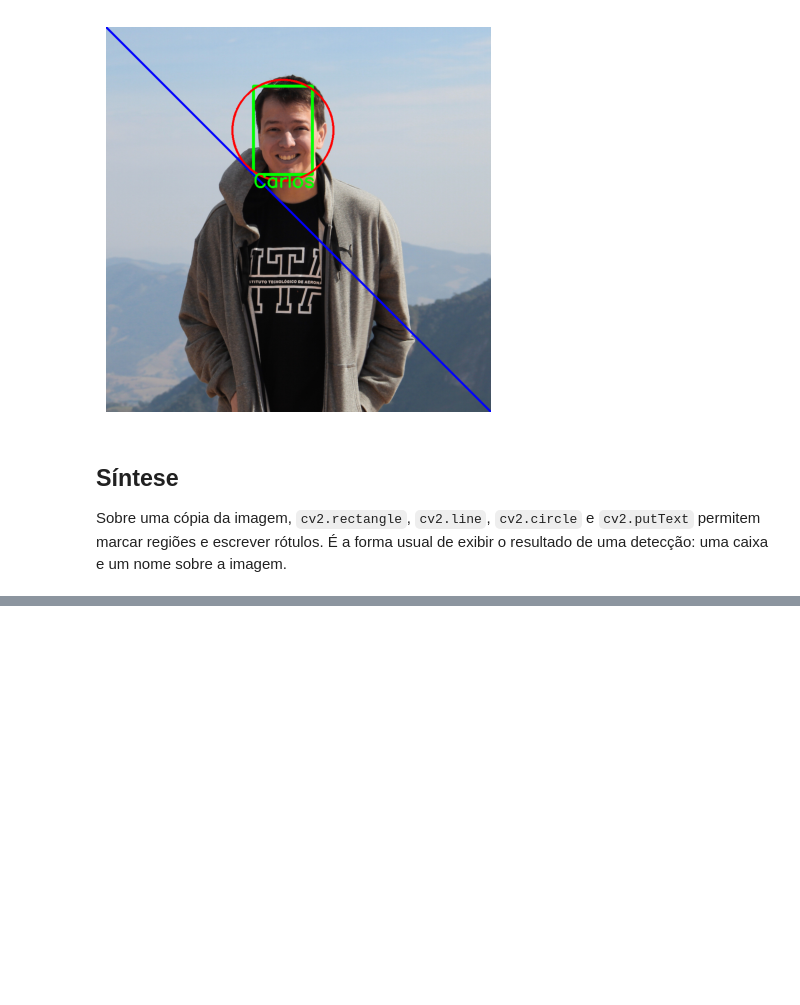
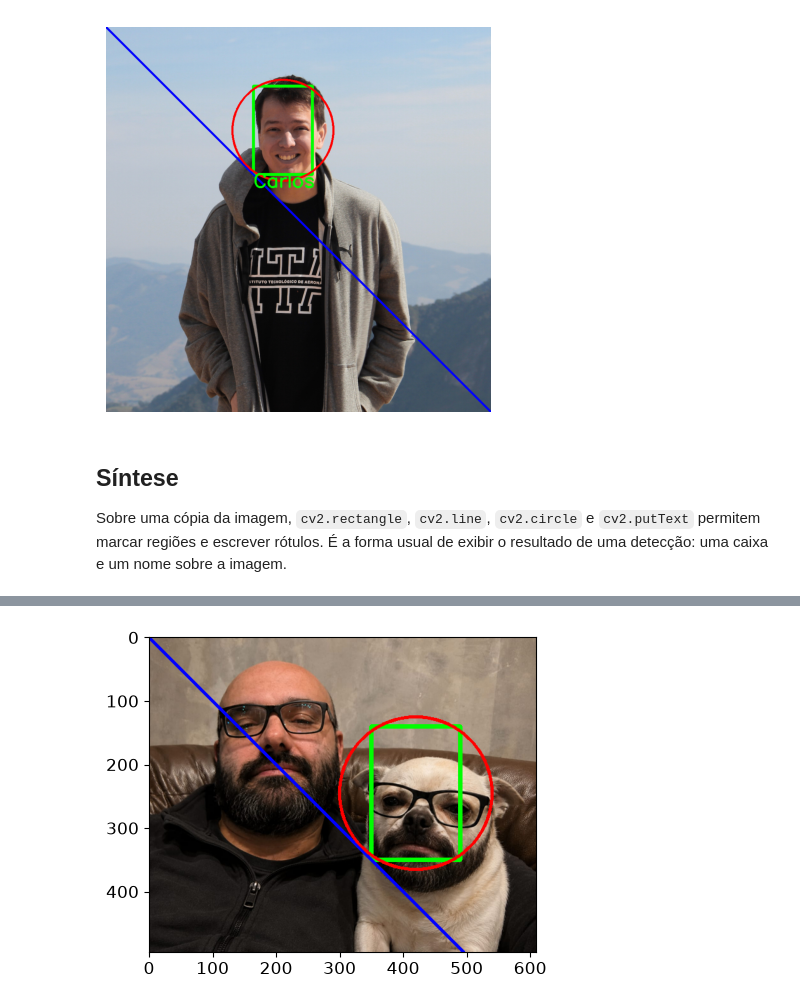
Before and after one commit to rodrigoms2004/VIS101-fundamentos-visao-computacional-sigmoidal, a Jupyter notebook: notebooks/aula_04_08.07.2026/vis101_t2_anotacoes_em_imagem.ipynb, the cells around one changed output, grey strips where cells are left out. Cells and saved outputs as stored; diff of their text form; code cells hidden in the pictures; blank space fills up the shorter version.

```diff
--- a/notebooks/aula_04_08.07.2026/vis101_t2_anotacoes_em_imagem.ipynb
+++ b/notebooks/aula_04_08.07.2026/vis101_t2_anotacoes_em_imagem.ipynb
@@ -83,0 +103,9 @@ detecção: uma caixa e um nome sobre a imagem.
+# %%
+cv2.line(img_anotada, (0, 0), (915, 915), (255, 0, 0), 3)
+cv2.circle(img_anotada, (420, 245), 120, (0, 0, 255), 3)
+
+plt.imshow(img_anotada[:, :, ::-1])
+
+plt.show()
+# %% [output]
+[figure, added]
```
Also changed, not shown: parts of 4 cells of this notebook.
